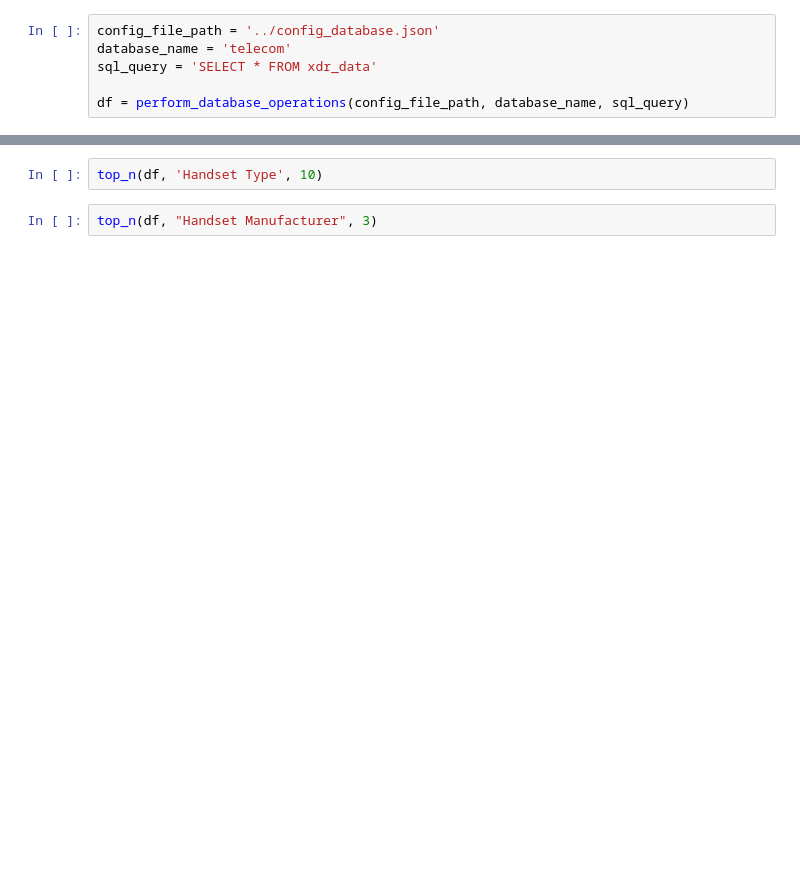
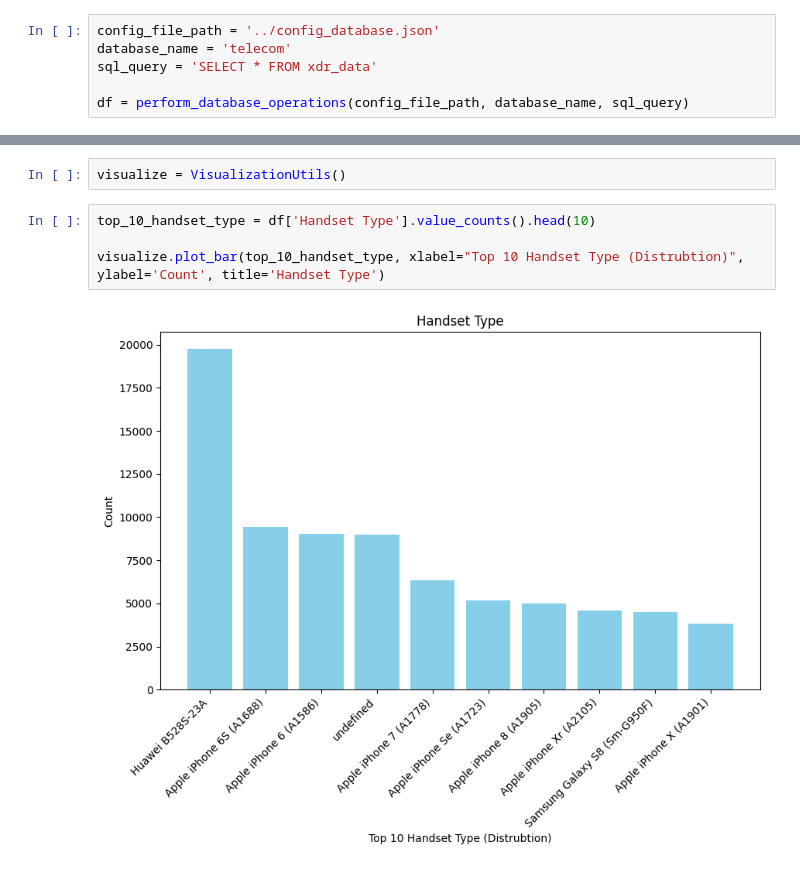
Before and after one commit to Yohanes213/10ac_TellCo_week1, a Jupyter notebook: notebook/tellco.ipynb, the cells around one changed output, grey strips where cells are left out. Cells and saved outputs as stored; diff of their text form; blank space fills up the shorter version.

```diff
--- a/notebook/tellco.ipynb
+++ b/notebook/tellco.ipynb
@@ -19,4 +28,8 @@ df.head()
-# %%
-top_n(df, 'Handset Type', 10)
-# %%
-top_n(df, "Handset Manufacturer", 3)
+# %%
+visualize = VisualizationUtils()
+# %%
+top_10_handset_type = df['Handset Type'].value_counts().head(10)
+
+visualize.plot_bar(top_10_handset_type, xlabel="Top 10 Handset Type (Distrubtion)", ylabel='Count', title='Handset Type')
+# %% [output]
+[figure, added]
```
Also changed, not shown: parts of 21 cells of this notebook.
